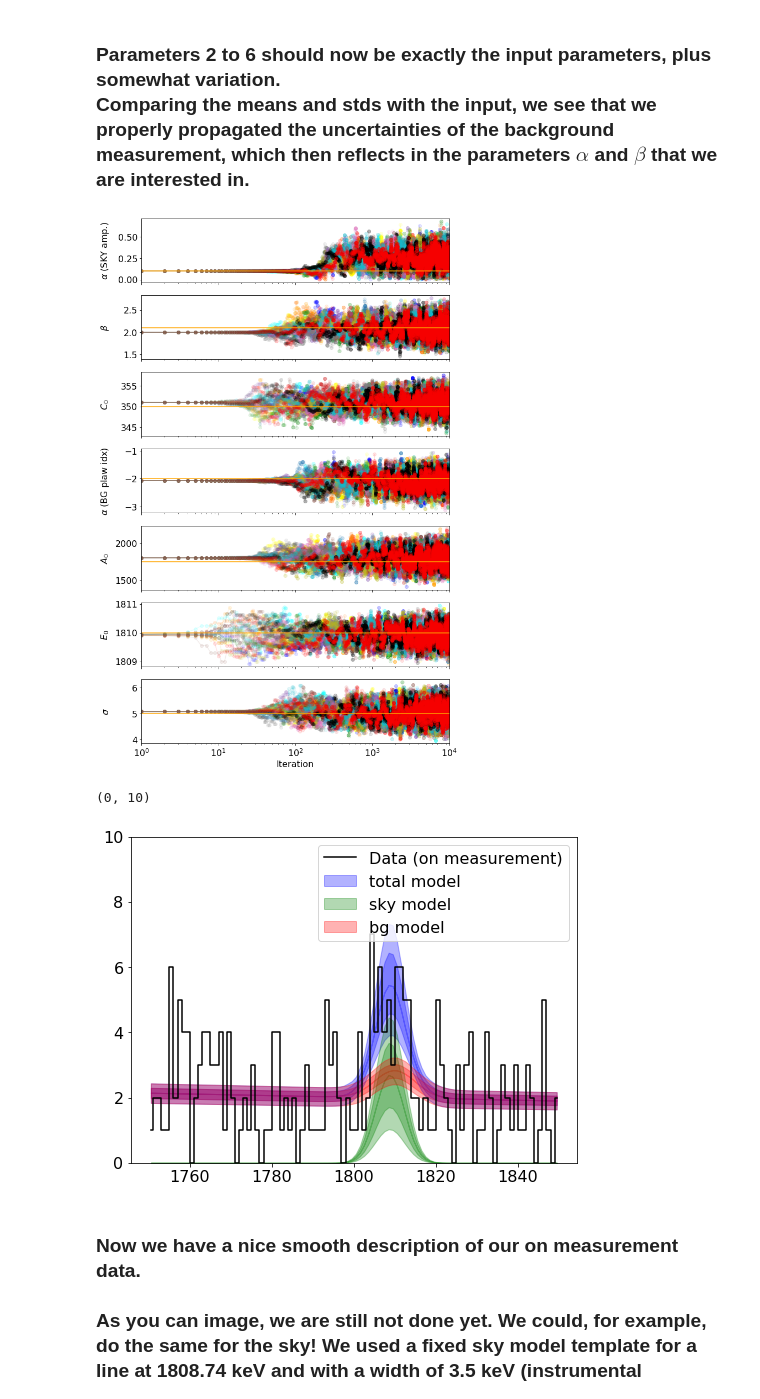
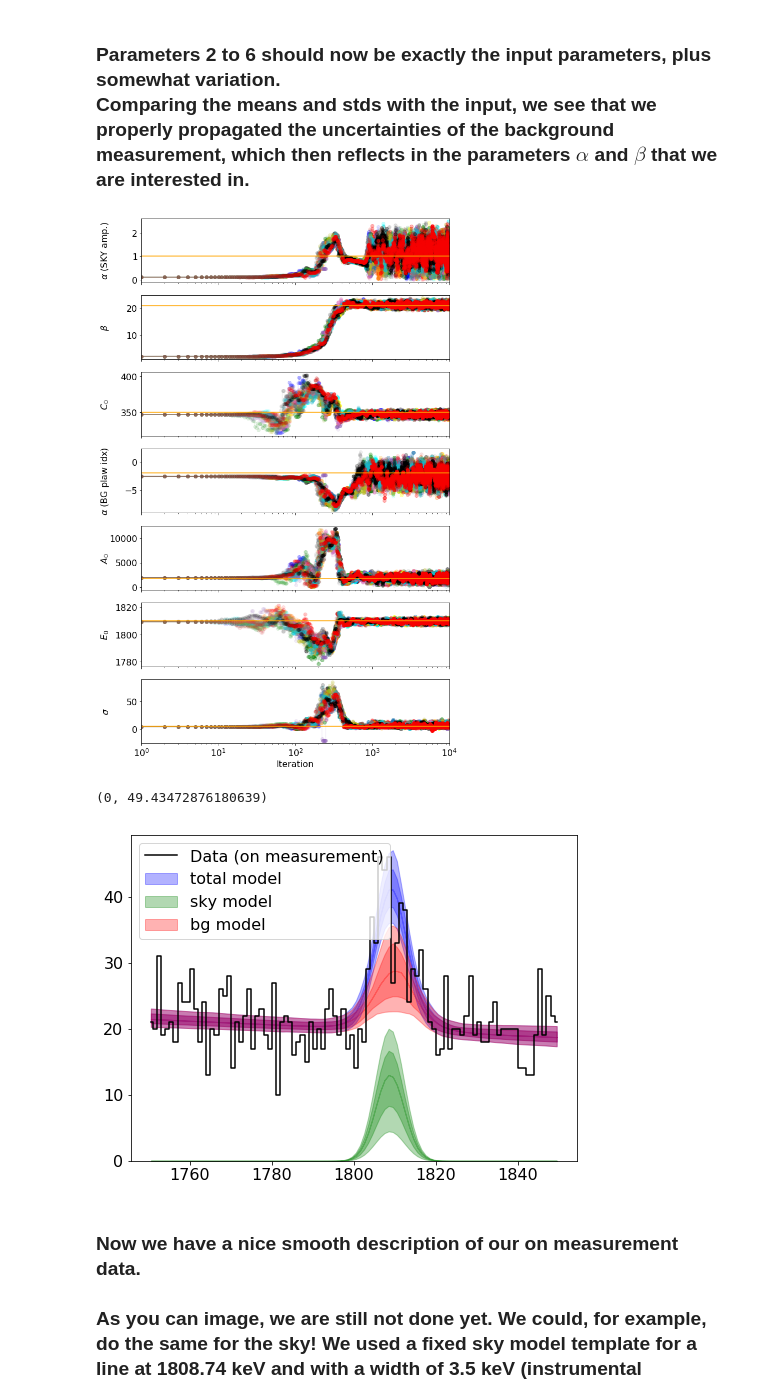
Before and after one commit to tsiegert/for-students, a Jupyter notebook: Background_Template_Fitting.ipynb, the cells around one changed output. Cells and saved outputs as stored; diff of their text form; code cells hidden in the pictures.

```diff
--- a/Background_Template_Fitting.ipynb
+++ b/Background_Template_Fitting.ipynb
@@ -438,8 +438,8 @@ beta_off = 3.5
 off_spec = np.random.poisson(beta_off*bg_spec_true)
 
 # on measurement
-alpha_on = 0.1
-beta_on = 0.02
+alpha_on = 0.1*10
+beta_on = 0.02*10
 on_spec = np.random.poisson(beta_on*bg_spec_true + alpha_on*sky_spec_true)
 # %%
 # plotting what's going on
@@ -1283,7 +1287,7 @@ for i in range(ndim):
 
 axes[-1].set_xlabel("Iteration");
 # %% [output]
-[figure, old version]
+[figure, new version]
 # %%
 # evaluate models according to sampling
 
@@ -1310,36 +1314,36 @@ y_models = y_models_sky + y_models_bg
 # %%
 # and plotting the thing:
 
 # data
 plt.step(ee,on_spec,where='mid')
 
 # and looping over some self-defined confidence levels, where
 # 0 is the median (one central line), 68.3 is 1sigma, 95.4 is 2sigma
 for level in [0,68.3,95.4]:
     # total model
     plt.fill_between(ee,
                      np.percentile(y_models,50-level/2,axis=1),
                      np.percentile(y_models,50+level/2,axis=1),
                      color='blue',alpha=0.3,label='total model')
 
     # sky model
     plt.fill_between(ee,
                      np.percentile(y_models_sky,50-level/2,axis=1),
                      np.percentile(y_models_sky,50+level/2,axis=1),
                      color='green',alpha=0.3,label='sky model')
 
     # bg model
     plt.fill_between(ee,
                      np.percentile(y_models_bg,50-level/2,axis=1),
                      np.percentile(y_models_bg,50+level/2,axis=1),
                      color='red',alpha=0.3,label='bg model')
 
 # and a useful legend
 plt.legend(['Data (on measurement)','total model','sky model','bg model'])
-plt.ylim(0,10)
+plt.ylim(0,)
 # %% [output]
-(0, 10)
+(0, 49.43472876180639)
-[figure, old version]
+[figure, new version]
 # %% [markdown]
 <h3>Now we have a nice smooth description of our on measurement data.<br><br>
     As you can image, we are still not done yet. We could, for example, do the same for the sky! We used a fixed sky model template for a line at 1808.74 keV and with a width of 3.5 keV (instrumental resolution plus something from the sky), and said that the continuum was zero. That means, we always will find a line at exactly this position with exactly this shape. Of course, it can also be zero, but we won't find out how broad the line really is, or what the real centroid is, etc.<br>
```
Also changed, not shown: parts of 28 cells of this notebook.
